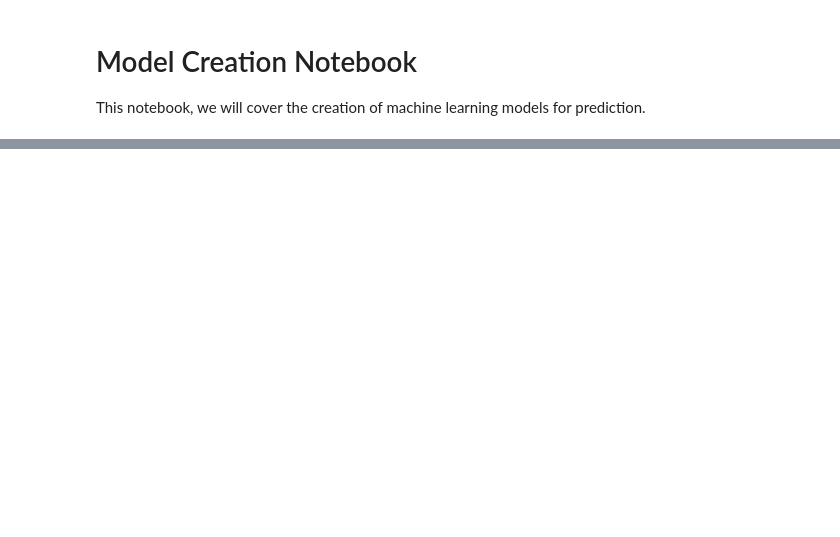
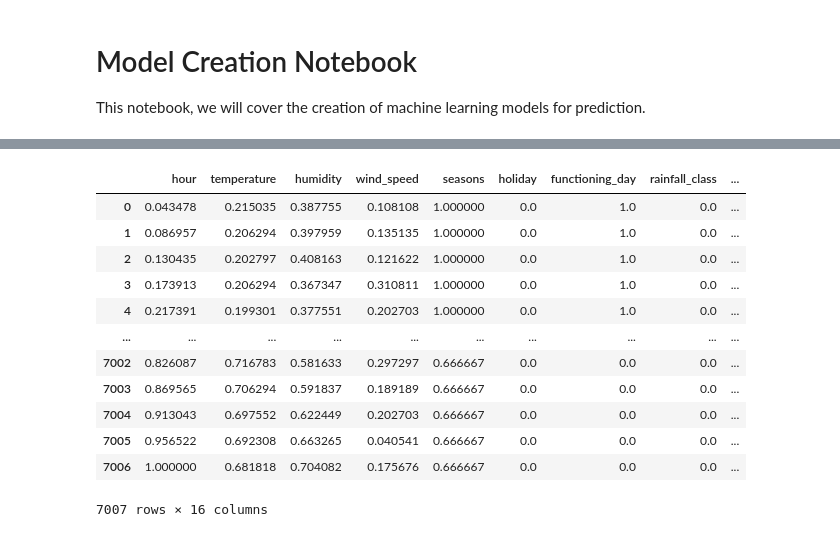
Before and after one commit to manuelmj39/bike-demand-prediction, a Jupyter notebook: notebooks/model-creation.ipynb, the cells around one changed output, grey strips where cells are left out. Saved outputs shown, nothing was run; the diff lists cells and outputs as text; code cells hidden in the pictures; blank space fills up the shorter version.

```diff
--- a/notebooks/model-creation.ipynb
+++ b/notebooks/model-creation.ipynb
@@ -17,8 +25,8 @@ import joblib
 # %%
 # Load the data
-train_path = '/Users/manueljohn/Training/github-projects/bike-demand-prediction/artifacts/raw_data/train_data.csv'
-val_path = '/Users/manueljohn/Training/github-projects/bike-demand-prediction/artifacts/raw_data/validation_data.csv'
-test_path = '/Users/manueljohn/Training/github-projects/bike-demand-prediction/artifacts/raw_data/test_data.csv'
+train_path = '/Users/manueljohn/Training/github-projects/bike-demand-prediction/artifacts/transformed_data/transformed_train_data.csv'
+val_path = '/Users/manueljohn/Training/github-projects/bike-demand-prediction/artifacts/transformed_data/transformed_validation_data.csv'
+test_path = '/Users/manueljohn/Training/github-projects/bike-demand-prediction/artifacts/transformed_data/transformed_test_data.csv'
 
 train_df = pd.read_csv(train_path)
 val_df = pd.read_csv(val_path)
@@ -49,0 +49,14 @@ Pipeline(steps=[('cleaning_pipeline',
+# %%
+class XySplitter:
+    def __init__(self, df, target='rented_bike_count'):
+        self.df = df
+        self.target = target
+
+    def split(self):
+        X = self.df.drop(self.target, axis=1)
+        y = self.df[self.target]
+        return X, y
+
+X_train, y_train = XySplitter(train_df).split()
+X_val, y_val = XySplitter(val_df).split()
+X_test, y_test = XySplitter(test_df).split()
@@ -49,0 +211,6 @@ Pipeline(steps=[('cleaning_pipeline',
+# %%
+# Define data
+X_train = X_train
+y_train = y_train
+X_val = X_val
+y_val = y_val
@@ -49,0 +372,21 @@ Pipeline(steps=[('cleaning_pipeline',
+# %%
+scaler = MinMaxScaler().set_output(transform="pandas")
+
+X_train_scaled = scaler.fit_transform(X_train)
+X_val_scaled = scaler.transform(X_val)
+
+X_train_scaled
+# %% [output]
+|  | hour | temperature | humidity | wind_speed | seasons | holiday | functioning_day | rainfall_class | ... |
+| 0 | 0.043478 | 0.215035 | 0.387755 | 0.108108 | 1.000000 | 0.0 | 1.0 | 0.0 | ... |
+| 1 | 0.086957 | 0.206294 | 0.397959 | 0.135135 | 1.000000 | 0.0 | 1.0 | 0.0 | ... |
+| 2 | 0.130435 | 0.202797 | 0.408163 | 0.121622 | 1.000000 | 0.0 | 1.0 | 0.0 | ... |
+| 3 | 0.173913 | 0.206294 | 0.367347 | 0.310811 | 1.000000 | 0.0 | 1.0 | 0.0 | ... |
+| 4 | 0.217391 | 0.199301 | 0.377551 | 0.202703 | 1.000000 | 0.0 | 1.0 | 0.0 | ... |
+| ... | ... | ... | ... | ... | ... | ... | ... | ... | ... |
+| 7002 | 0.826087 | 0.716783 | 0.581633 | 0.297297 | 0.666667 | 0.0 | 0.0 | 0.0 | ... |
+| 7003 | 0.869565 | 0.706294 | 0.591837 | 0.189189 | 0.666667 | 0.0 | 0.0 | 0.0 | ... |
+| 7004 | 0.913043 | 0.697552 | 0.622449 | 0.202703 | 0.666667 | 0.0 | 0.0 | 0.0 | ... |
+| 7005 | 0.956522 | 0.692308 | 0.663265 | 0.040541 | 0.666667 | 0.0 | 0.0 | 0.0 | ... |
+| 7006 | 1.000000 | 0.681818 | 0.704082 | 0.175676 | 0.666667 | 0.0 | 0.0 | 0.0 | ... |
+7007 rows × 16 columns
```
Also changed, not shown: parts of 25 cells of this notebook.
